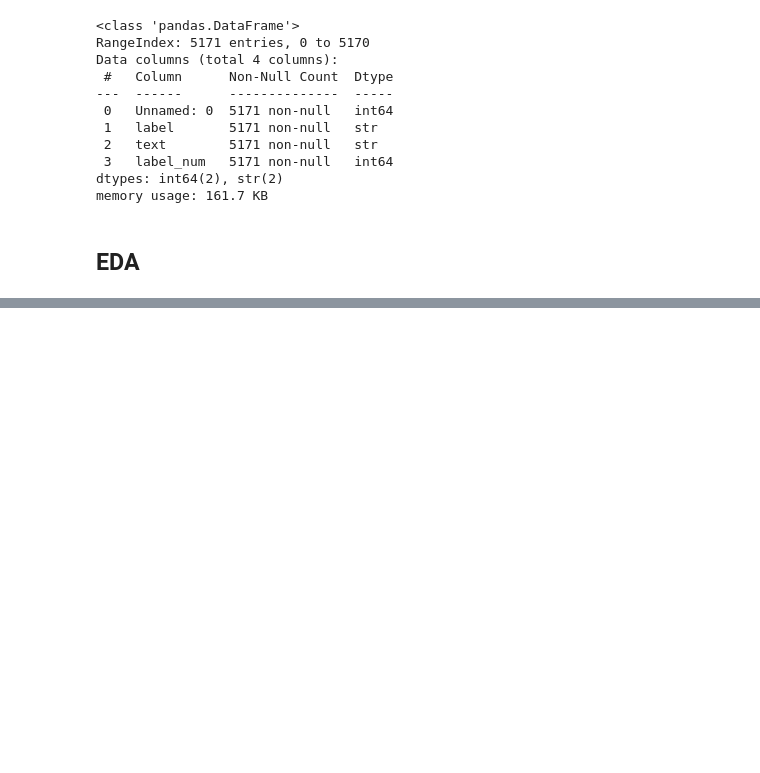
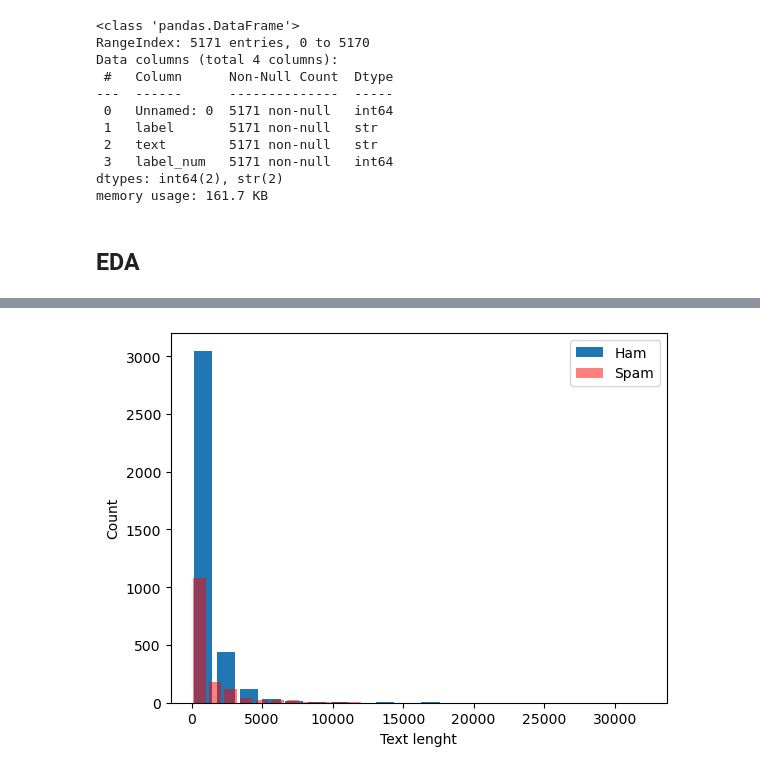
Before and after one commit to lilianabs/ml-beginner-projects, a Jupyter notebook: project_4/spam_ham.ipynb, the cells around one changed output, grey strips where cells are left out. Cells and saved outputs as stored; diff of their text form; code cells hidden in the pictures; blank space fills up the shorter version.

```diff
--- a/project_4/spam_ham.ipynb
+++ b/project_4/spam_ham.ipynb
@@ -45,0 +70,11 @@ sns.histplot(x='text length', data=df)
+# %%
+spam = df[df.label_num == 1]
+ham = df[df.label_num == 0]
+# %%
+plt.hist(ham.text_length, bins=20, rwidth=0.8, label="Ham")
+plt.hist(spam.text_length, bins=20, rwidth=0.8, label="Spam", alpha=0.5, color='red')
+plt.xlabel('Text lenght')
+plt.ylabel('Count')
+plt.legend(loc="upper right");
+# %% [output]
+[figure, added]
```
Also changed, not shown: parts of 14 cells of this notebook.
